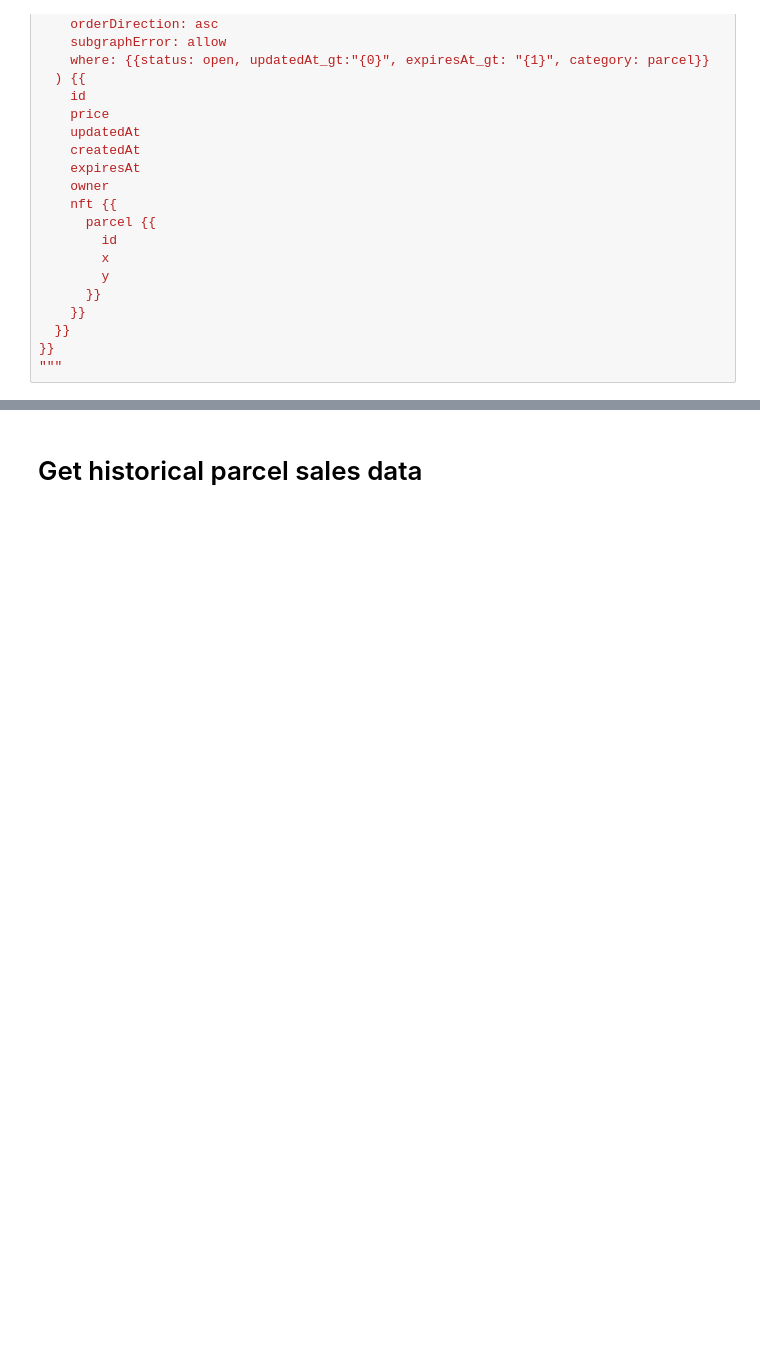
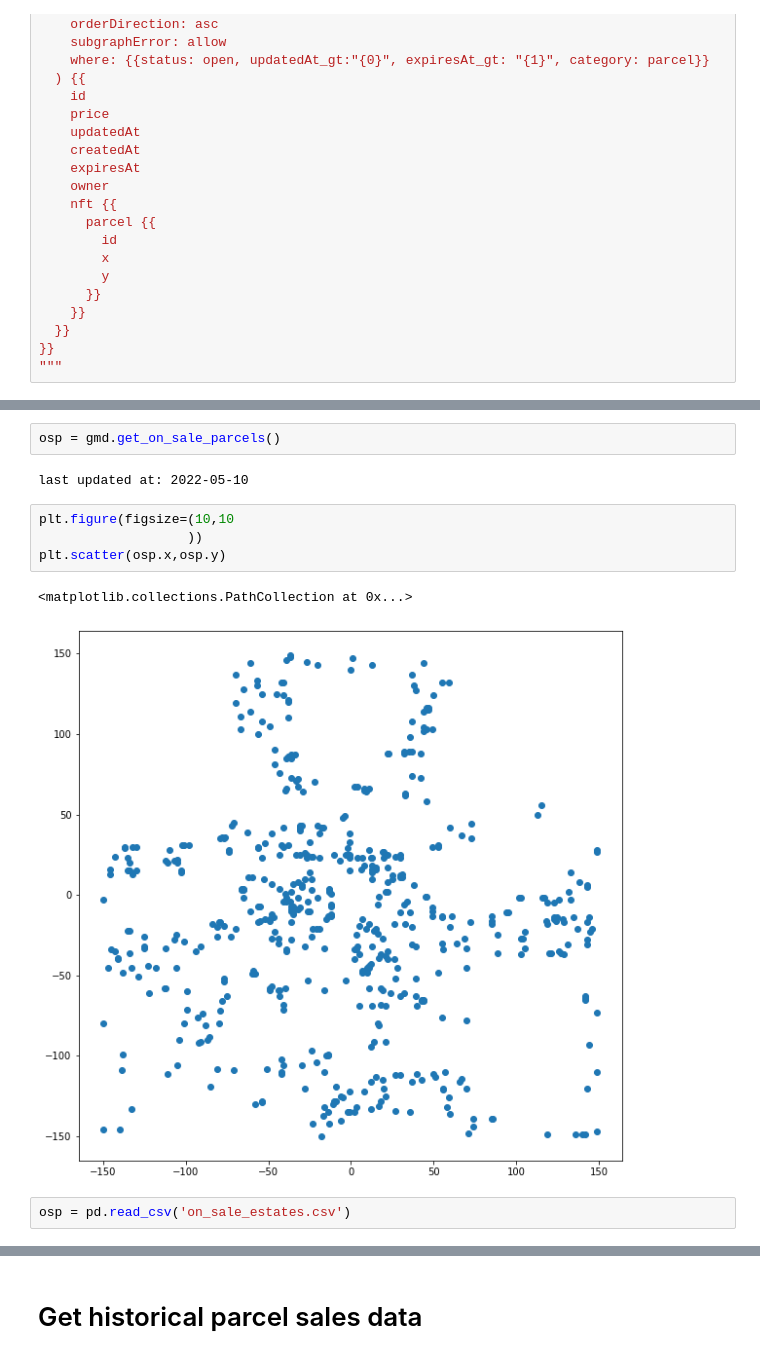
Before and after one commit to i02132002/decentraland_playground, a Jupyter notebook: download_data.ipynb, the cells around one changed output, grey strips where cells are left out. Drawn from its saved outputs; the diff is of its cells as text; blank space fills up the shorter version.

```diff
--- a/download_data.ipynb
+++ b/download_data.ipynb
@@ -218,0 +239,13 @@ last updated at: 2022-05-06
+# %%
+osp = gmd.get_on_sale_parcels()
+# %% [output]
+last updated at: 2022-05-10
+# %%
+plt.figure(figsize=(10,10
+                   ))
+plt.scatter(osp.x,osp.y)
+# %% [output]
+<matplotlib.collections.PathCollection at 0x...>
+[figure, added]
+# %%
+osp = pd.read_csv('on_sale_estates.csv')
```
Also changed, not shown: parts of 7 cells of this notebook, 6 other files.
